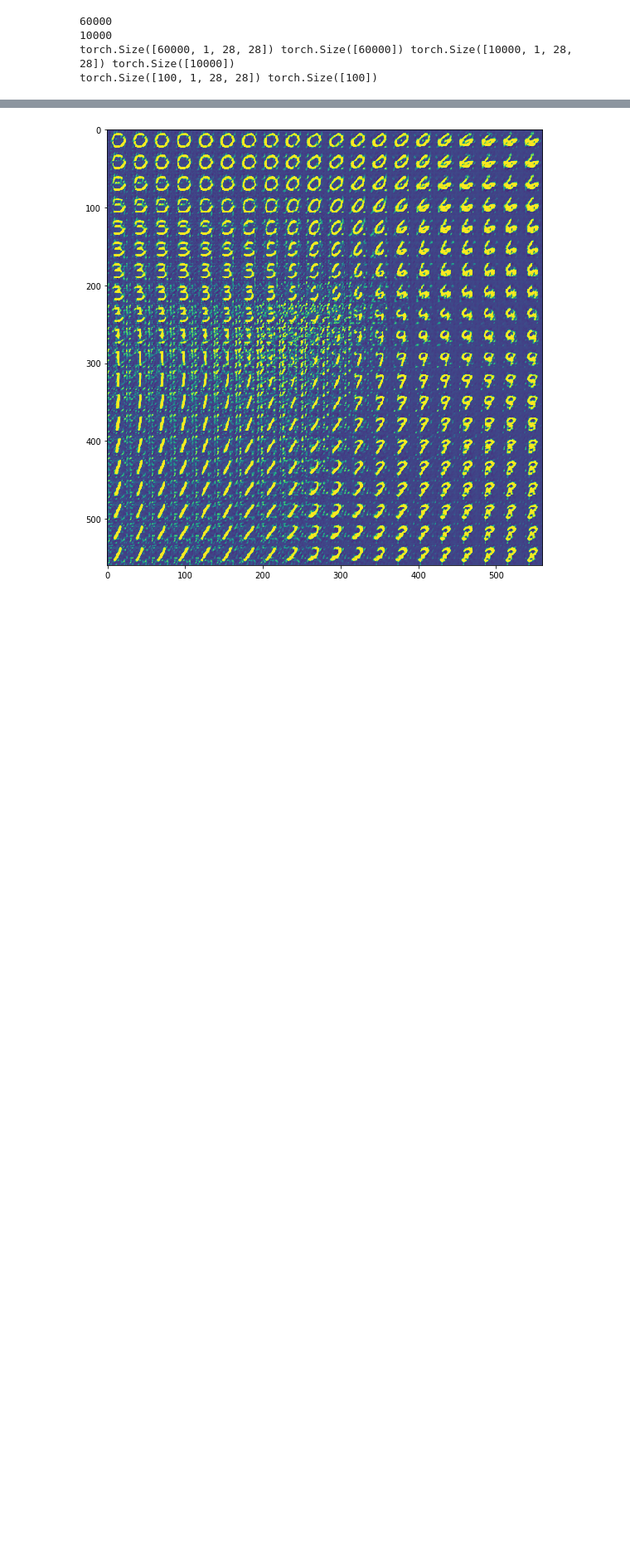
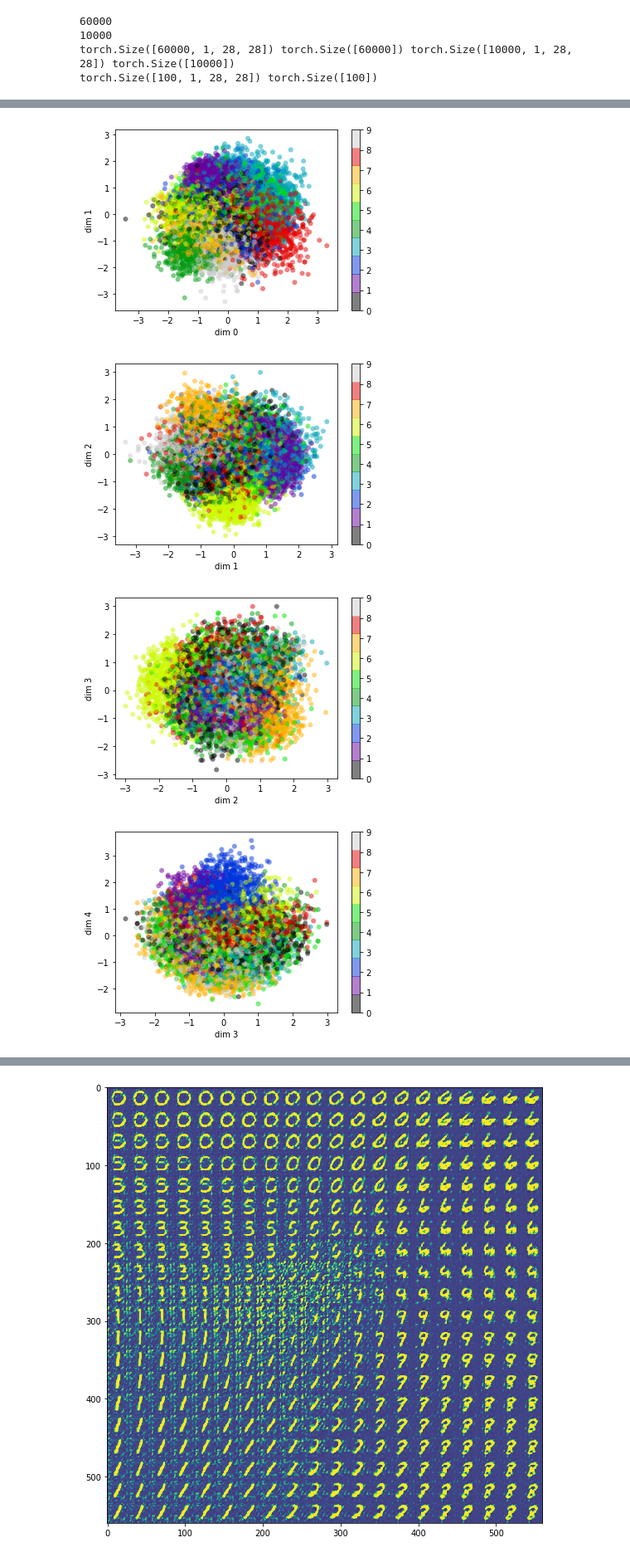
Before and after one commit to anihamde/cs287-s18, a Jupyter notebook: HW4/vae_viz.ipynb, the cells around one changed output, grey strips where cells are left out. Shown at 83% size. Saved outputs shown, nothing was run; the diff lists cells and outputs as text; code cells hidden in the pictures; blank space fills up the shorter version.

```diff
--- a/HW4/vae_viz.ipynb
+++ b/HW4/vae_viz.ipynb
@@ -134,0 +155,16 @@ plt.show()
+# %%
+for i in range(9):
+    plt.scatter(mus[:, i], mus[:, i+1],
+                c=cols, edgecolor='none', alpha=0.5,
+                cmap=plt.cm.get_cmap('spectral', 10))
+
+    plt.xlabel('dim {}'.format(i))
+    plt.ylabel('dim {}'.format(i+1))
+    plt.colorbar()
+    plt.savefig("gan_latent_space_10d_{}th.pdf".format(i))
+    plt.show()
+# %% [output]
+[figure, added]
+[figure, added]
+[figure, added]
+[figure, added]
```
Also changed, not shown: parts of 7 cells of this notebook, 41 other files.
